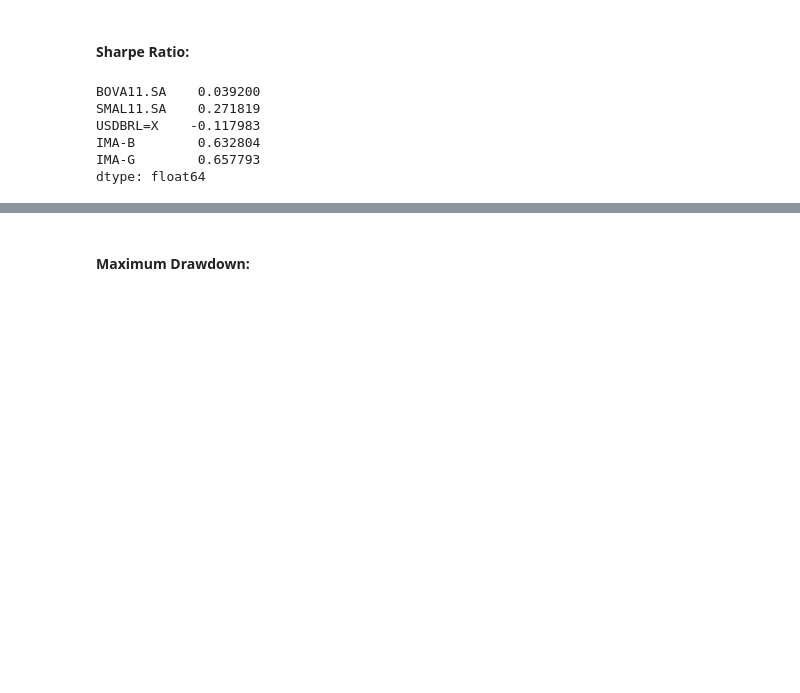
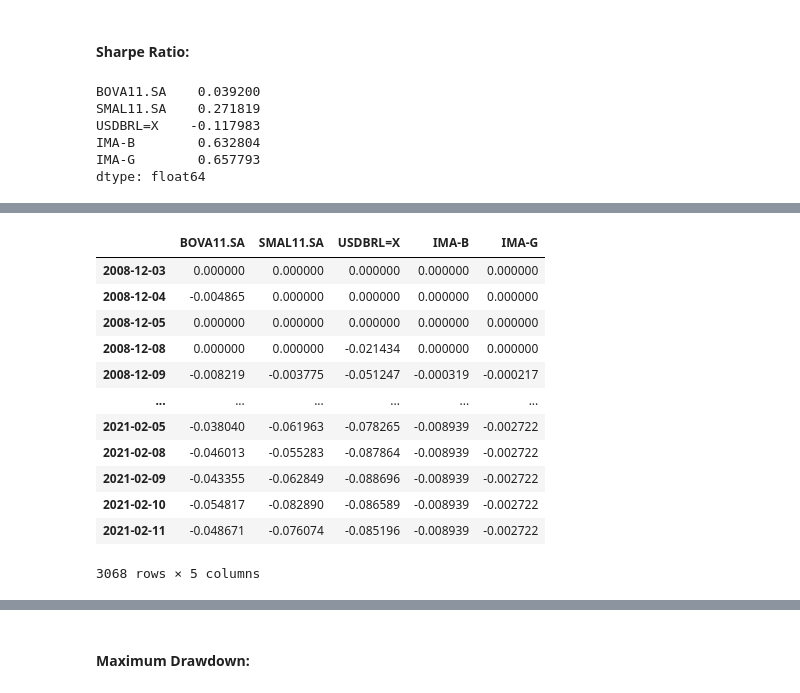
Before and after one commit to pedroosorio98/PyFinLib, a Jupyter notebook: PyFinLib Tools.ipynb, the cells around one changed output, grey strips where cells are left out. Drawn from its saved outputs; the diff is of its cells as text; code cells hidden in the pictures; blank space fills up the shorter version.

```diff
--- a/PyFinLib Tools.ipynb
+++ b/PyFinLib Tools.ipynb
@@ -75,0 +93,16 @@ dtype: float64
+# %%
+pf.underwater(rets)
+# %% [output]
+|  | BOVA11.SA | SMAL11.SA | USDBRL=X | IMA-B | IMA-G |
+| 2008-12-03 | 0.000000 | 0.000000 | 0.000000 | 0.000000 | 0.000000 |
+| 2008-12-04 | -0.004865 | 0.000000 | 0.000000 | 0.000000 | 0.000000 |
+| 2008-12-05 | 0.000000 | 0.000000 | 0.000000 | 0.000000 | 0.000000 |
+| 2008-12-08 | 0.000000 | 0.000000 | -0.021434 | 0.000000 | 0.000000 |
+| 2008-12-09 | -0.008219 | -0.003775 | -0.051247 | -0.000319 | -0.000217 |
+| ... | ... | ... | ... | ... | ... |
+| 2021-02-05 | -0.038040 | -0.061963 | -0.078265 | -0.008939 | -0.002722 |
+| 2021-02-08 | -0.046013 | -0.055283 | -0.087864 | -0.008939 | -0.002722 |
+| 2021-02-09 | -0.043355 | -0.062849 | -0.088696 | -0.008939 | -0.002722 |
+| 2021-02-10 | -0.054817 | -0.082890 | -0.086589 | -0.008939 | -0.002722 |
+| 2021-02-11 | -0.048671 | -0.076074 | -0.085196 | -0.008939 | -0.002722 |
+3068 rows × 5 columns
```
Also changed, not shown: parts of 4 cells of this notebook, 1 other file.
